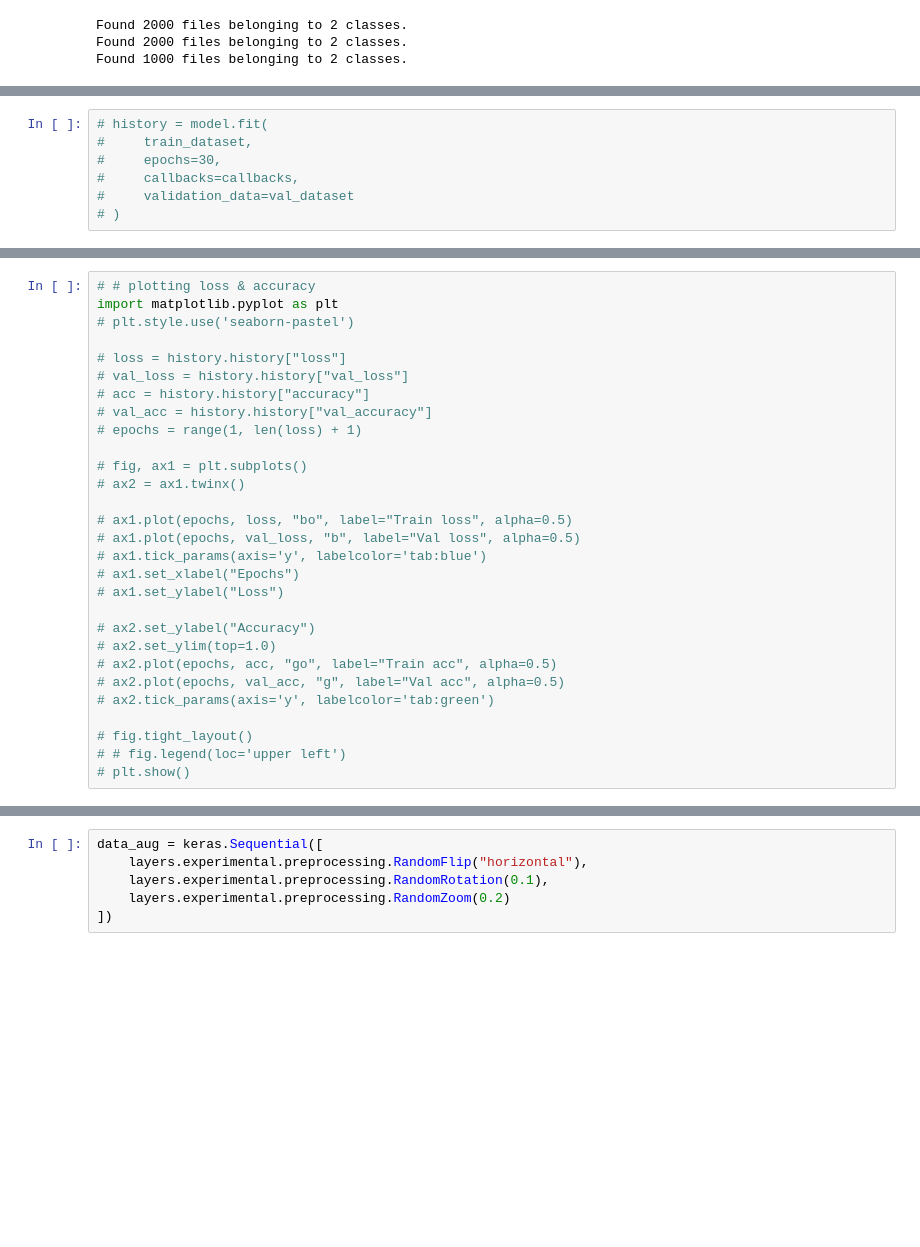
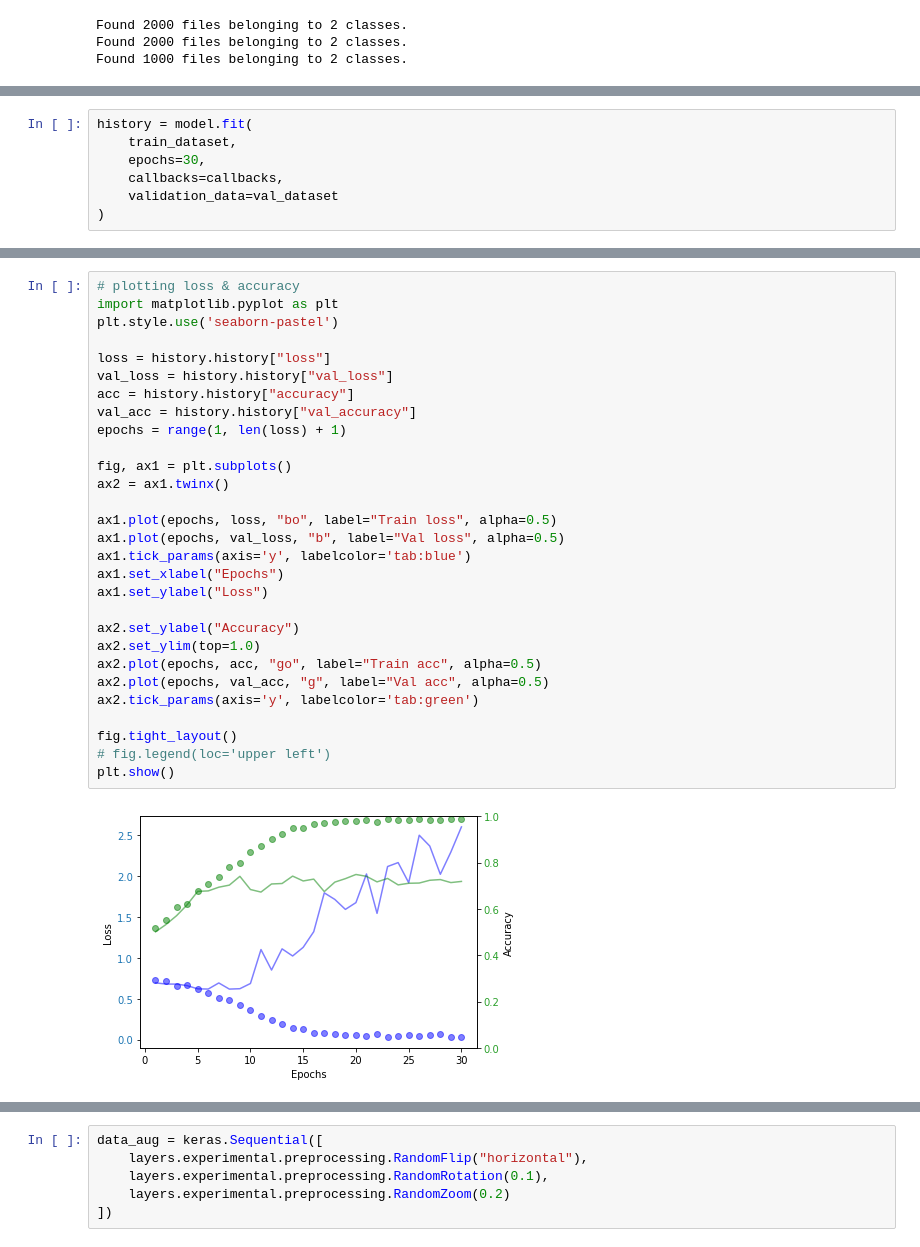
Before and after one commit to Y2Data/DLwP-keras, a Jupyter notebook: naiveCV.ipynb, the cells around one changed output, grey strips where cells are left out. Drawn from its saved outputs; the diff is of its cells as text; blank space fills up the shorter version.

```diff
--- a/naiveCV.ipynb
+++ b/naiveCV.ipynb
@@ -111,7 +113,7 @@ Found 1000 files belonging to 2 classes.
 # %%
-# history = model.fit(
-#     train_dataset,
-#     epochs=30,
-#     callbacks=callbacks,
-#     validation_data=val_dataset
-# )
+history = model.fit(
+    train_dataset,
+    epochs=30,
+    callbacks=callbacks,
+    validation_data=val_dataset
+)
@@ -118,30 +138,32 @@ Found 1000 files belonging to 2 classes.
 # %%
-# # plotting loss & accuracy
+# plotting loss & accuracy
 import matplotlib.pyplot as plt
-# plt.style.use('seaborn-pastel')
+plt.style.use('seaborn-pastel')
 
-# loss = history.history["loss"]
-# val_loss = history.history["val_loss"]
-# acc = history.history["accuracy"]
-# val_acc = history.history["val_accuracy"]
-# epochs = range(1, len(loss) + 1)
+loss = history.history["loss"]
+val_loss = history.history["val_loss"]
+acc = history.history["accuracy"]
+val_acc = history.history["val_accuracy"]
+epochs = range(1, len(loss) + 1)
 
-# fig, ax1 = plt.subplots()
-# ax2 = ax1.twinx()
+fig, ax1 = plt.subplots()
+ax2 = ax1.twinx()
 
-# ax1.plot(epochs, loss, "bo", label="Train loss", alpha=0.5)
-# ax1.plot(epochs, val_loss, "b", label="Val loss", alpha=0.5)
-# ax1.tick_params(axis='y', labelcolor='tab:blue')
-# ax1.set_xlabel("Epochs")
-# ax1.set_ylabel("Loss")
+ax1.plot(epochs, loss, "bo", label="Train loss", alpha=0.5)
+ax1.plot(epochs, val_loss, "b", label="Val loss", alpha=0.5)
+ax1.tick_params(axis='y', labelcolor='tab:blue')
+ax1.set_xlabel("Epochs")
+ax1.set_ylabel("Loss")
 
-# ax2.set_ylabel("Accuracy")
-# ax2.set_ylim(top=1.0)
-# ax2.plot(epochs, acc, "go", label="Train acc", alpha=0.5)
-# ax2.plot(epochs, val_acc, "g", label="Val acc", alpha=0.5)
-# ax2.tick_params(axis='y', labelcolor='tab:green')
+ax2.set_ylabel("Accuracy")
+ax2.set_ylim(top=1.0)
+ax2.plot(epochs, acc, "go", label="Train acc", alpha=0.5)
+ax2.plot(epochs, val_acc, "g", label="Val acc", alpha=0.5)
+ax2.tick_params(axis='y', labelcolor='tab:green')
 
-# fig.tight_layout()
-# # fig.legend(loc='upper left')
-# plt.show()
+fig.tight_layout()
+# fig.legend(loc='upper left')
+plt.show()
+# %% [output]
+[figure, added]
 # %%
```
Also changed, not shown: parts of 29 cells of this notebook.
